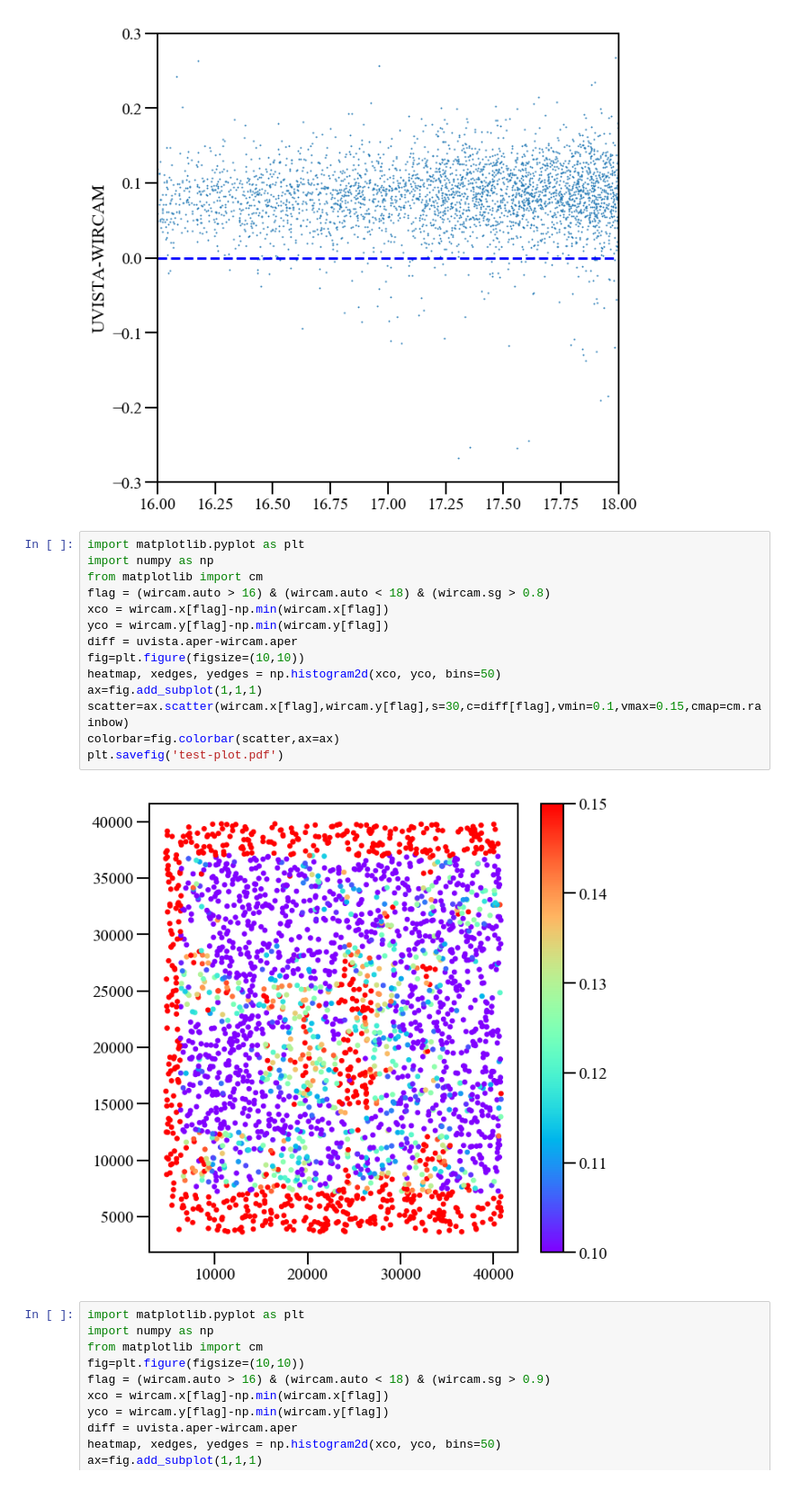
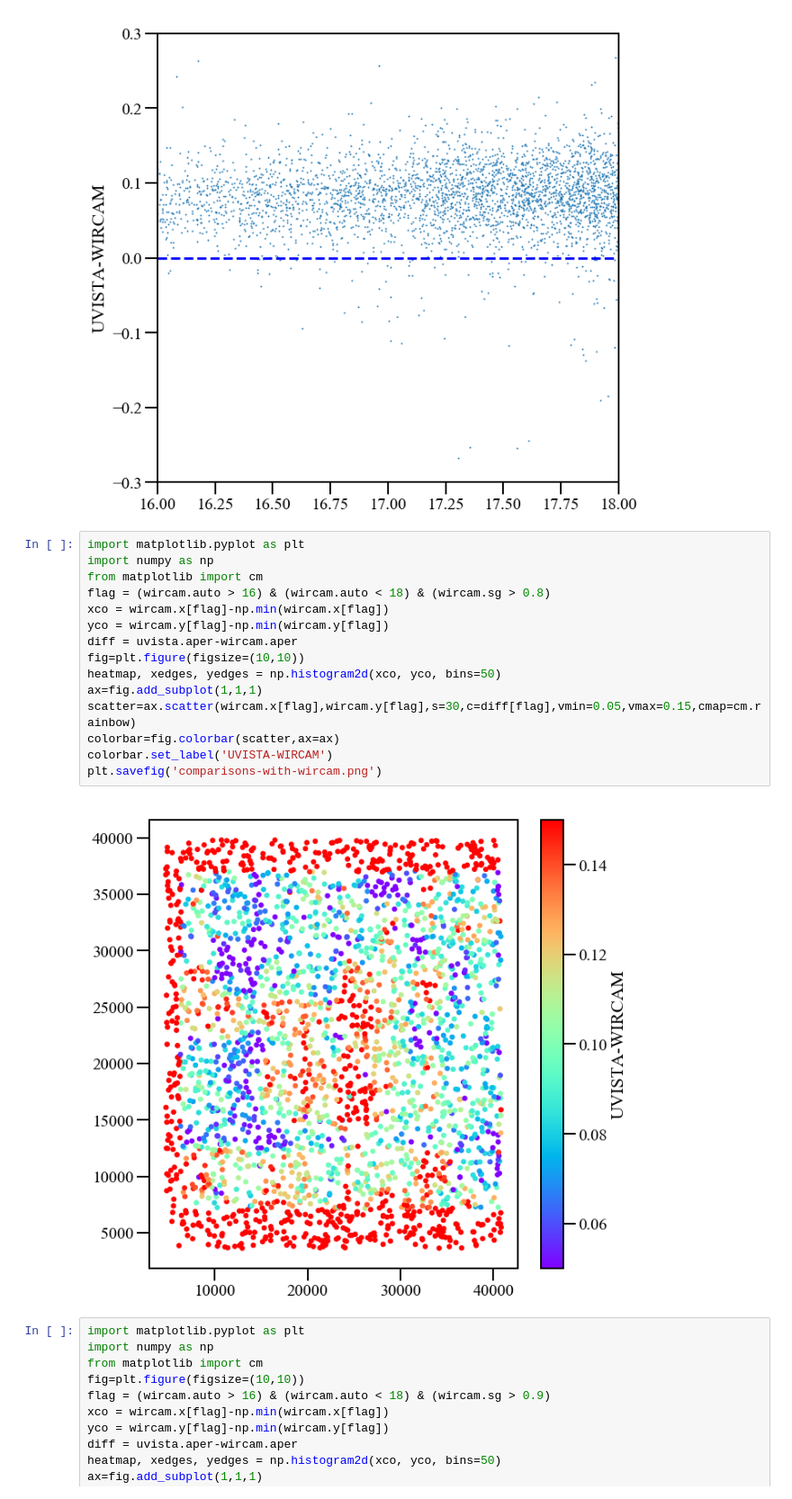
Before and after one commit to hjmcc/UVISTA, a Jupyter notebook: DR4-ultravista.ipynb, the cells around one changed output. Shown at 90% size. Drawn from its saved outputs; the diff is of its cells as text.

```diff
--- a/DR4-ultravista.ipynb
+++ b/DR4-ultravista.ipynb
@@ -77,19 +73,20 @@ plt.savefig('test.pdf')
 # %%
 import matplotlib.pyplot as plt
 import numpy as np
 from matplotlib import cm
 flag = (wircam.auto > 16) & (wircam.auto < 18) & (wircam.sg > 0.8)
 xco = wircam.x[flag]-np.min(wircam.x[flag])
 yco = wircam.y[flag]-np.min(wircam.y[flag])
 diff = uvista.aper-wircam.aper
 fig=plt.figure(figsize=(10,10))
 heatmap, xedges, yedges = np.histogram2d(xco, yco, bins=50)
 ax=fig.add_subplot(1,1,1)
-scatter=ax.scatter(wircam.x[flag],wircam.y[flag],s=30,c=diff[flag],vmin=0.1,vmax=0.15,cmap=cm.rainbow)
+scatter=ax.scatter(wircam.x[flag],wircam.y[flag],s=30,c=diff[flag],vmin=0.05,vmax=0.15,cmap=cm.rainbow)
 colorbar=fig.colorbar(scatter,ax=ax)
-plt.savefig('test-plot.pdf')
+colorbar.set_label('UVISTA-WIRCAM')
+plt.savefig('comparisons-with-wircam.png')
 # %% [output]
-[figure, old version]
+[figure, new version]
 # %%
 import matplotlib.pyplot as plt
 import numpy as np
```
Also changed, not shown: parts of 3 cells of this notebook, 1 other file.
